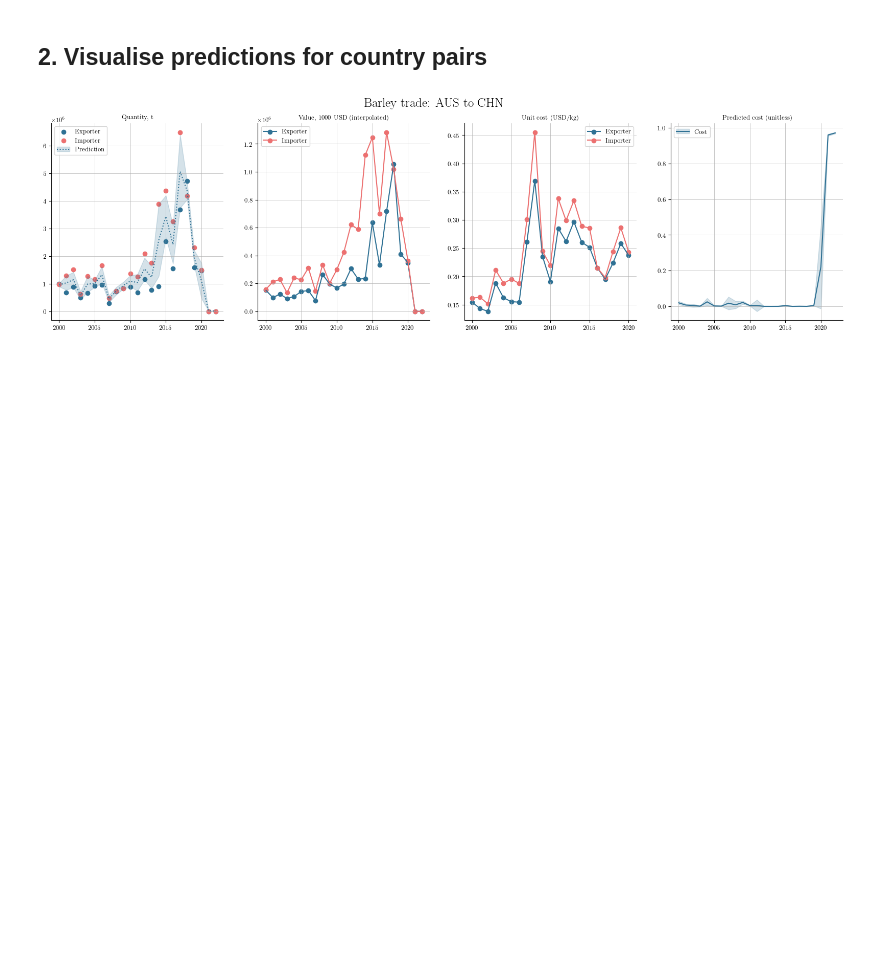
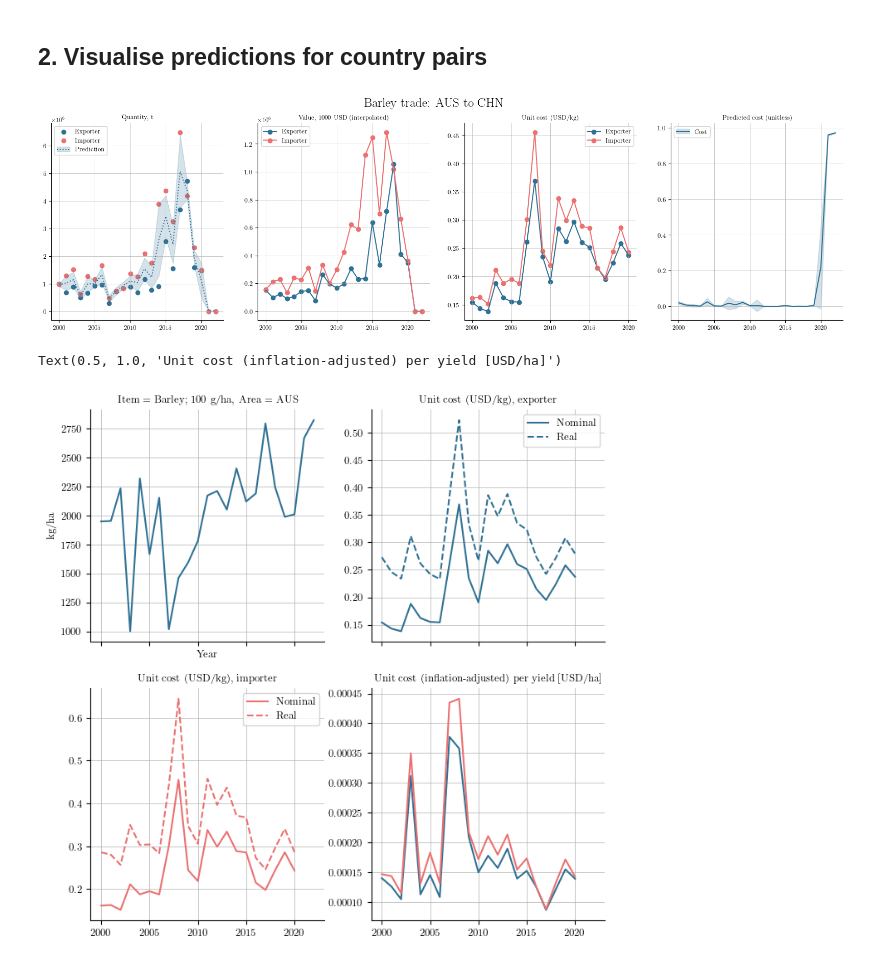
Before and after one commit to ThGaskin/inverse-optimal-transport, a Jupyter notebook: FAOStat/plot.ipynb, the cells around one changed output. Drawn from its saved outputs; the diff is of its cells as text; code cells hidden in the pictures; blank space fills up the shorter version.

Commit message:
Add inflation-adjusted cost plots and yield-adjusted cost plots

```diff
--- a/FAOStat/plot.ipynb
+++ b/FAOStat/plot.ipynb
@@ -263,3 +264,53 @@ ex, im = "AUS", "CHN"
 fig, axs = comparison_plot(ex, im)
 # %% [output]
 [figure]
+# %%
+# Interpolate the transport and value flow
+interpolated_values = dict()
+for reporter in ['Exporter', 'Importer']:
+        _T = FAO_data.sel({"Reporter": reporter, "Element": "Quantity, t", "Source": ex, "Destination": im}).dropna("Year")
+        _V = FAO_data.sel({"Reporter": reporter, "Element": "Value, 1000 USD", "Source": ex, "Destination": im}).dropna("Year")
+
+        # Interpolate the quantity and the value
+        _x_t, _y_t = _T.coords["Year"], _T.data
+        _s_t = scipy.interpolate.PchipInterpolator(_x_t, _y_t, extrapolate=True)
+        _x_v, _y_v = _V.coords["Year"], _V.data
+        _s_v = scipy.interpolate.PchipInterpolator(_x_v, _y_v, extrapolate=True)
+        _x_v_interp = np.arange(_x_v.min(), _x_v.max()+1, 1)
+
+        interpolated_values[reporter] = {"x": _x_v_interp, "v": _s_v(_x_v_interp), "t": _s_t(_x_v_interp)}
+# %%
+fig, axs = plt.subplots(ncols=2, nrows=2, sharex=True, figsize=(8, 8))
+
+# Plot the yield
+yield_ = 0.1 * yields.sel({"Area": ex, "Year": samples.coords["Year"].data})
+yield_.plot.line(ax=axs[0, 0])
+axs[0, 0].set_ylabel("kg/ha")
+
+# Plot the value per unit (nominal and inflation-adjusted) for the exporter
+_x = interpolated_values["Exporter"]["x"]
+_cost_nominal = interpolated_values["Exporter"]["v"] / interpolated_values["Exporter"]["t"]
+_cost_real = [cpi.inflate(_cost_nominal[i], _x[i]) for i in range(len(_x))]
+axs[0, 1].plot(_x, _cost_nominal, label="Nominal")
+axs[0, 1].plot(_x, _cost_real, linestyle='dashed', color=colors['c_darkblue'], label="Real")
+axs[0, 1].legend()
+axs[0, 1].set_title("Unit cost (USD/kg), exporter")
+
+# Plot the inflation-adjusted cost per yield
+axs[1, 1].plot(_x, _cost_real / yield_, color=colors['c_darkblue'], label="Exporter")
+
+# Plot the value per unit (nominal and inflation-adjusted) for the exporter
+_x = interpolated_values["Importer"]["x"]
+_cost_nominal = interpolated_values["Importer"]["v"] / interpolated_values["Importer"]["t"]
+_cost_real = [cpi.inflate(_cost_nominal[i], _x[i]) for i in range(len(_x))]
+axs[1, 0].plot(_x, _cost_nominal, label="Nominal", c=colors['c_red'])
+axs[1, 0].plot(_x, _cost_real, linestyle='dashed', color=colors['c_red'], label="Real")
+axs[1, 0].legend()
+axs[1, 0].set_title("Unit cost (USD/kg), importer")
+
+# Plot the inflation-adjusted cost per yield
+axs[1, 1].plot(_x, _cost_real / yield_, color=colors['c_red'], label="Importer")
+axs[1, 1].set_title("Unit cost (inflation-adjusted) per yield [USD/ha]")
+# %% [output]
+Text(0.5, 1.0, 'Unit cost (inflation-adjusted) per yield [USD/ha]')
+[figure, added]
```
Also changed, not shown: parts of 4 cells of this notebook, 1 other file.
